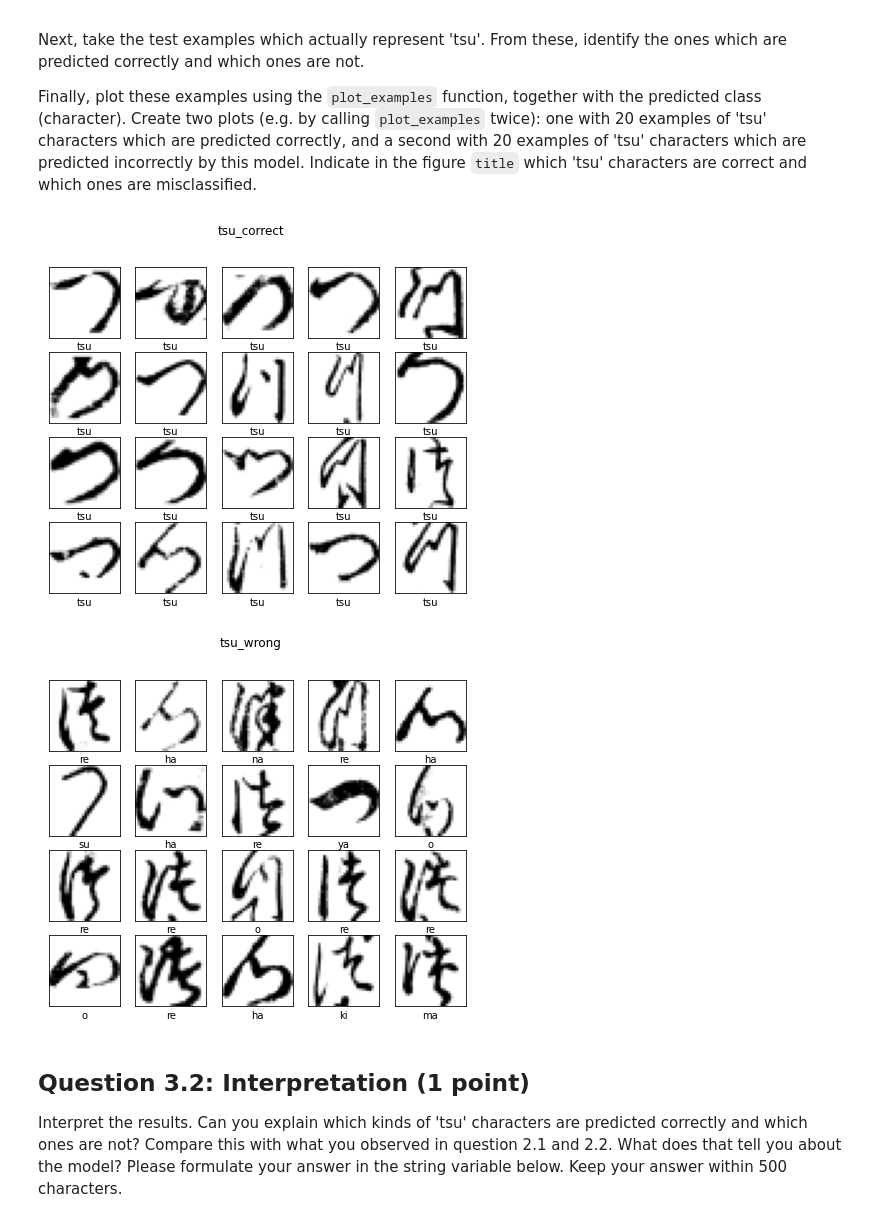
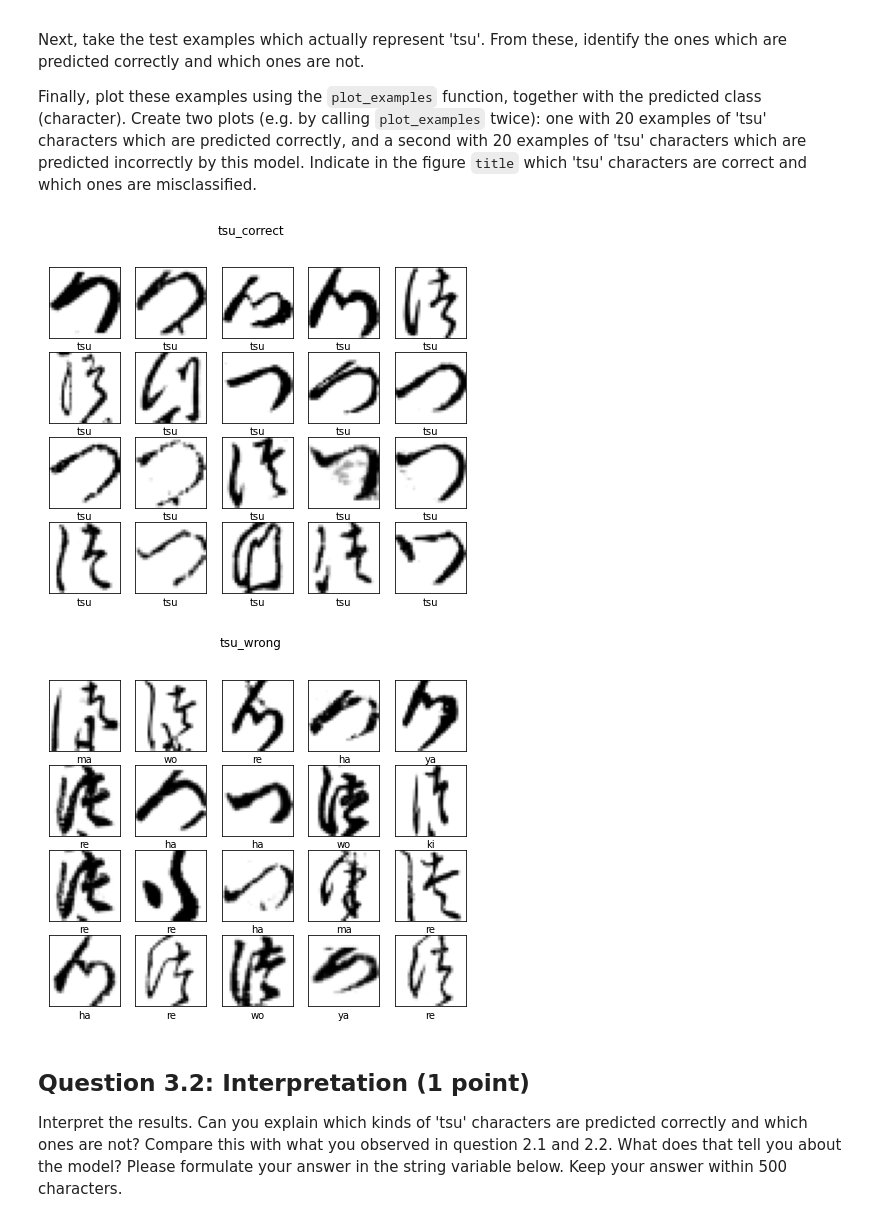
Before and after one commit to ML-course/Machine-Learning_Assignment1, a Jupyter notebook: Assignment_1.ipynb, the cells around one changed output. Cells and saved outputs as stored; diff of their text form; code cells hidden in the pictures.

```diff
--- a/Assignment_1.ipynb
+++ b/Assignment_1.ipynb
@@ -323,7 +319,7 @@ Next, take the test examples which actually represent 'tsu'. From these, identif
 Finally, plot these examples using the `plot_examples` function, together with the predicted class (character). Create two plots (e.g. by calling `plot_examples` twice): one with 20 examples of 'tsu' characters which are predicted correctly, and a second with 20 examples of 'tsu' characters which are predicted incorrectly by this model. Indicate in the figure `title` which 'tsu' characters are correct and which ones are misclassified.
 # %%
 # Implement. Do not change the name or signature of this function.
-
+import random
 def plot_mistakes(X,y):
     """ Plots two sets of images. The first set shows 20 examples of characters
     predicted correctly by a Logistic Regression classifier with C=1e-6. The
@@ -332,41 +328,42 @@ def plot_mistakes(X,y):
     y -- the correct labels
     Returns: 2 sets of plots, as described above.
     """
-    X_train, X_test, y_train,y_test = train_test_split(X, y, stratify=y, random_state=0)
-    # print(X_test.head(1))
+    X_train, X_test, y_train,y_test = train_test_split(X, y)
     multi_class='multinomial'
     clf = LogisticRegression(C=1e-6, max_iter=100, multi_class = multi_class).fit(X_train,y_train)
 
 #   vector of class labels for each sample
     y_pred = clf.predict(X_test)
 
 #   test data for real tsu
     X_real_tsu = X_test[y_test.values == '3']
 
 #   y_test for real tsu with data number and feature data > series
     y_real_tsu = y_test[y_test.values == '3']
 
 #   y_test for real tsu with only index
     y_real_tsu_index = np.nonzero(y_test.values == '3')[0]
 
 #   y_pred with the prediction of true samples > array
     y_real_tsu_pred = y_pred[y_real_tsu_index]
 
 #   to test the prediction right or wrong
 #   the index of x_test
     correctclassified = np.nonzero(y_real_tsu_pred == list(y_real_tsu))[0]
     missclassified = np.nonzero(y_real_tsu_pred != list(y_real_tsu))[0]
+#  pick the first 20 index
+    # correct_example = correctclassified[:20]
+    # wrong_example = missclassified[:20]
+    correct_example = np.random.choice(correctclassified, 20)
+    wrong_example = np.random.choice(missclassified, 20)
 
-#  pick the first 20 index
-    correct_example = correctclassified[:20]
-    wrong_example = missclassified[:20]
     plot_examples(X_real_tsu.values[correct_example], labels=y_real_tsu_pred[correct_example], title="tsu_correct")
     plot_examples(X_real_tsu.values[wrong_example], labels=y_real_tsu_pred[wrong_example], title="tsu_wrong")
     pass
 plot_mistakes(X,y)
 # %% [output]
-[figure, old version]
+[figure, new version]
-[figure, old version]
+[figure, new version]
 # %% [markdown]
 ## Question 3.2: Interpretation (1 point)
 Interpret the results. Can you explain which kinds of 'tsu' characters are predicted correctly and which ones are not? Compare this with what you observed in question 2.1 and 2.2. What does that tell you about the model? Please formulate your answer in the string variable below. Keep your answer within 500 characters.
```
Also changed, not shown: parts of 2 cells of this notebook, 3 other files.
